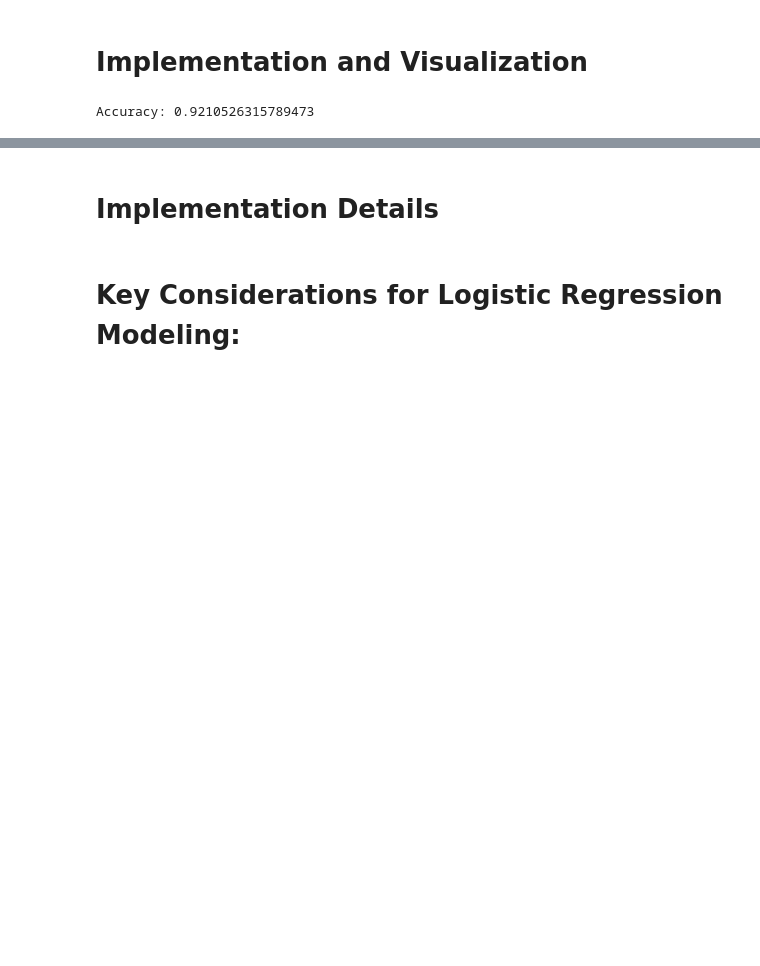
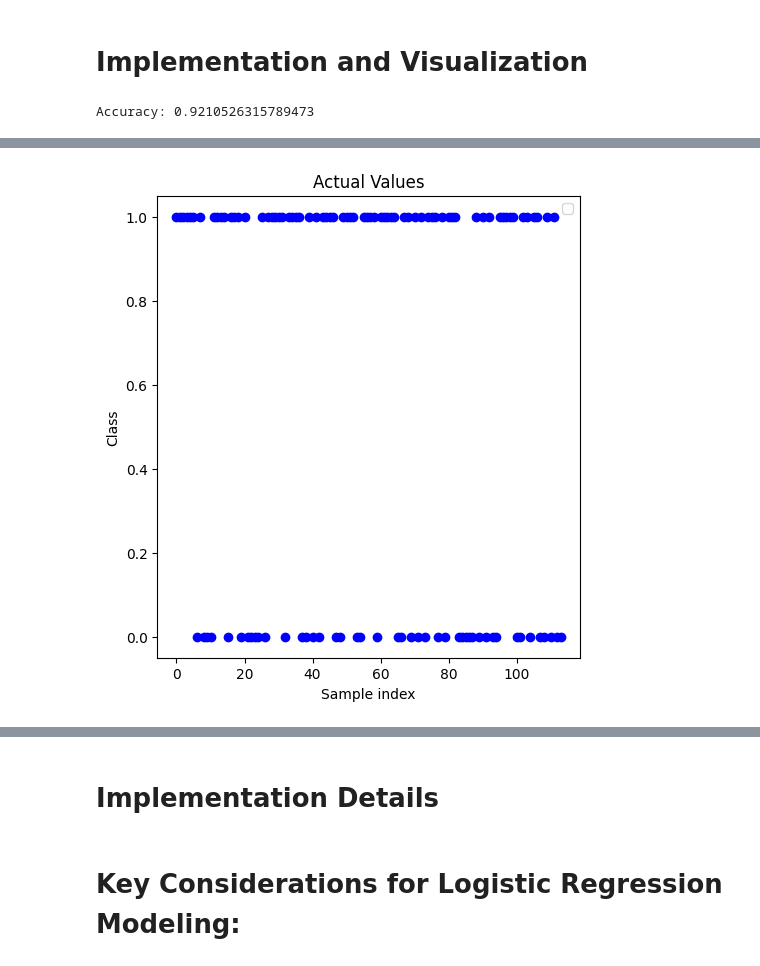
Before and after one commit to GDharan10/MachineLearningAlgorithmFromScratch, a Jupyter notebook: LogisticRegression.ipynb, the cells around one changed output, grey strips where cells are left out. Saved outputs shown, nothing was run; the diff lists cells and outputs as text; code cells hidden in the pictures; blank space fills up the shorter version.

```diff
--- a/LogisticRegression.ipynb
+++ b/LogisticRegression.ipynb
@@ -212,3 +212,15 @@ acc = accuracy(y_pred, y_test)
 print("Accuracy:", acc)
 # %% [output]
 Accuracy: 0.9210526315789473
+# %%
+plt.figure(figsize=(12, 6))
+
+plt.subplot(1, 2, 1)
+plt.scatter(range(len(y_test)), y_test, color='blue')
+plt.title('Actual Values')
+plt.xlabel('Sample index')
+plt.ylabel('Class')
+plt.legend()
+
+plt.show()
+# %% [output]
@@ -214,0 +228 @@ Accuracy: 0.9210526315789473
+[figure, added]
```
Also changed, not shown: parts of 3 cells of this notebook.
